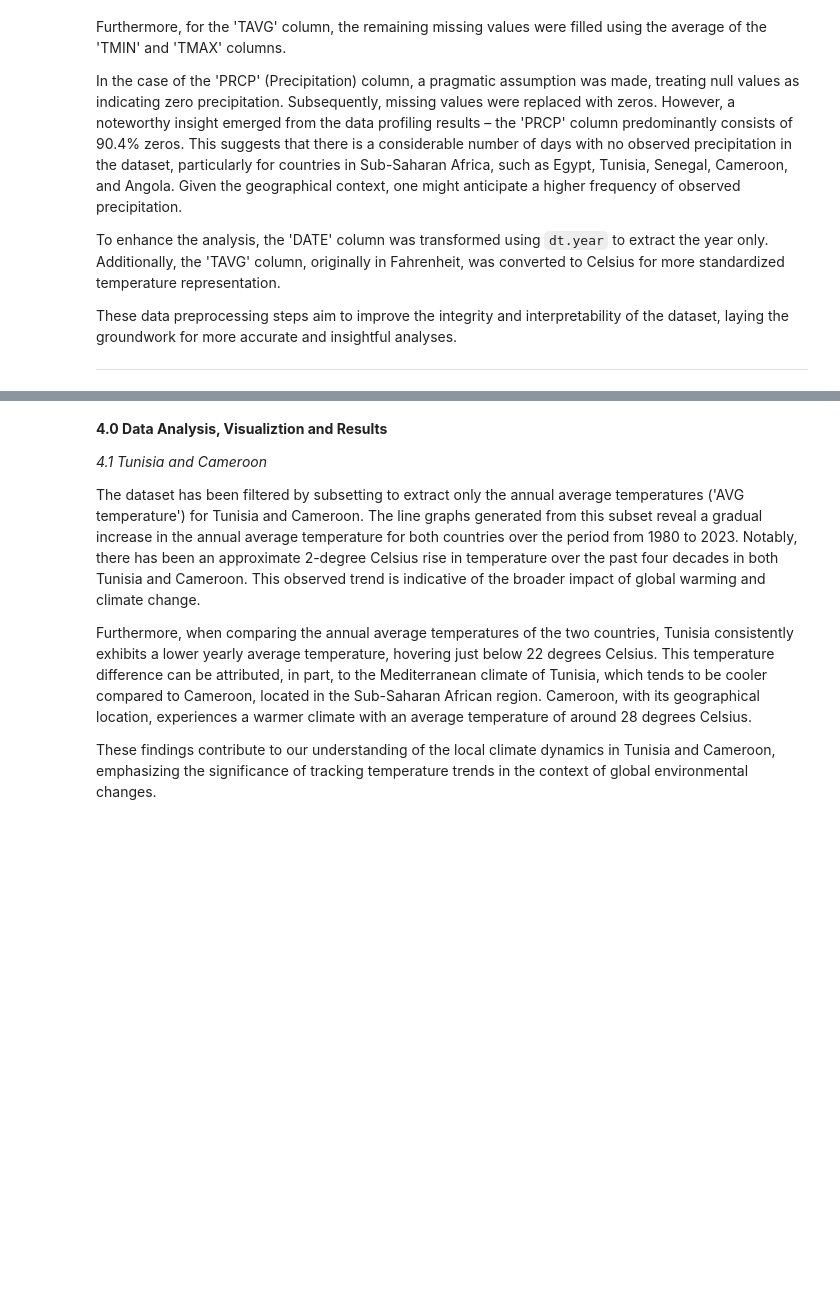
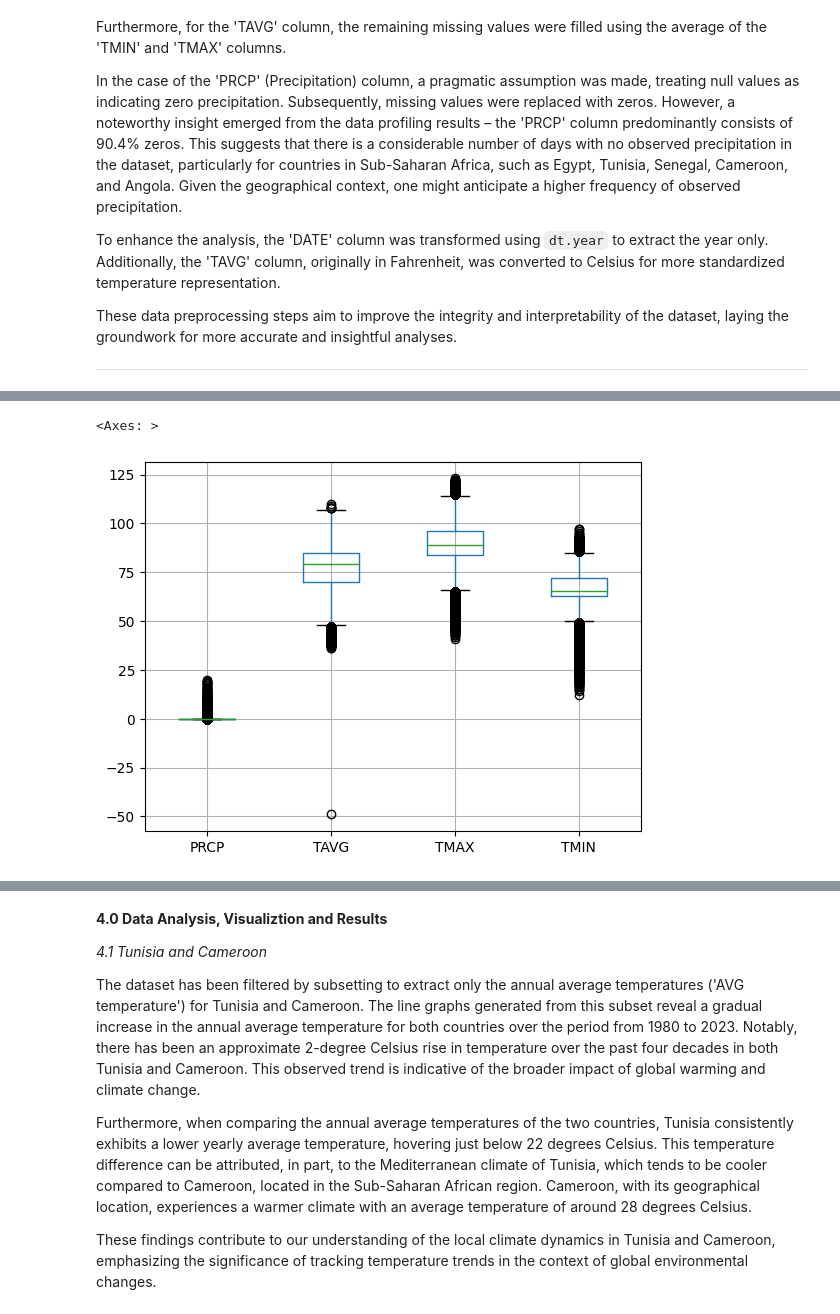
Before and after one commit to Benbuk/GOMYCODE_DS_Bootcamp, a Jupyter notebook: Data_Visualization_with_Python.ipynb, the cells around one changed output, grey strips where cells are left out. Drawn from its saved outputs; the diff is of its cells as text; code cells hidden in the pictures; blank space fills up the shorter version.

```diff
--- a/Data_Visualization_with_Python.ipynb
+++ b/Data_Visualization_with_Python.ipynb
@@ -165,0 +170,6 @@ Africa_climate_change.head(-50)
+# %%
+#Identifying outliers
+Africa_climate_change.boxplot(['PRCP', 'TAVG', 'TMAX', 'TMIN'])
+# %% [output]
+<Axes: >
+[figure, added]
```
Also changed, not shown: parts of 9 cells of this notebook.
